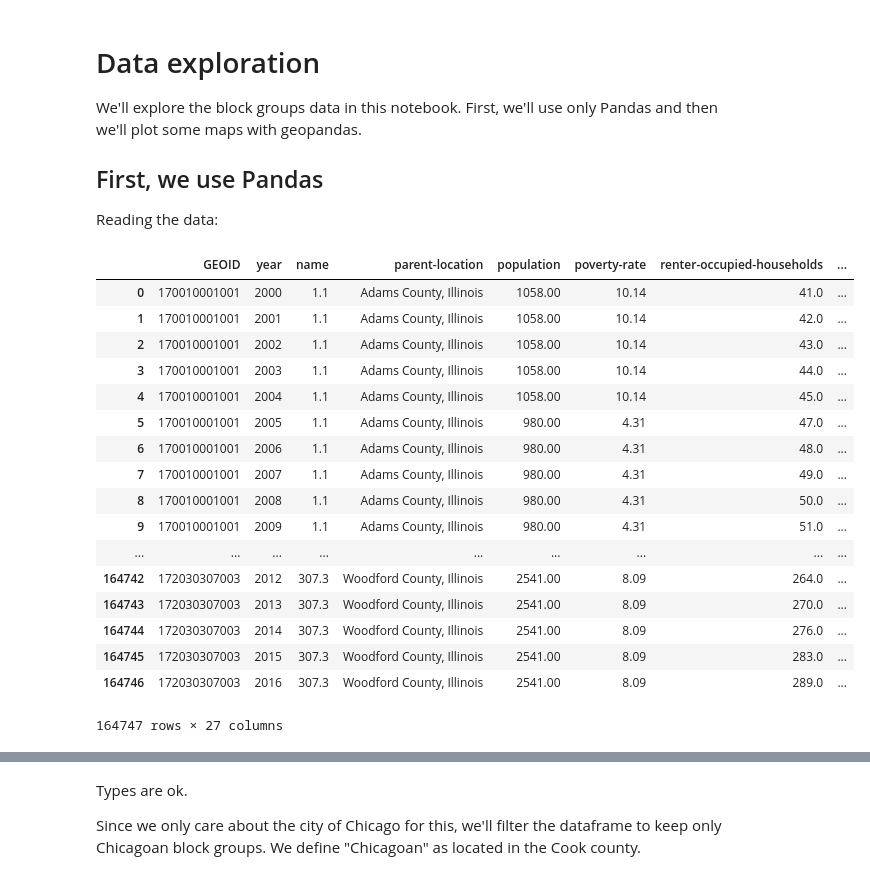
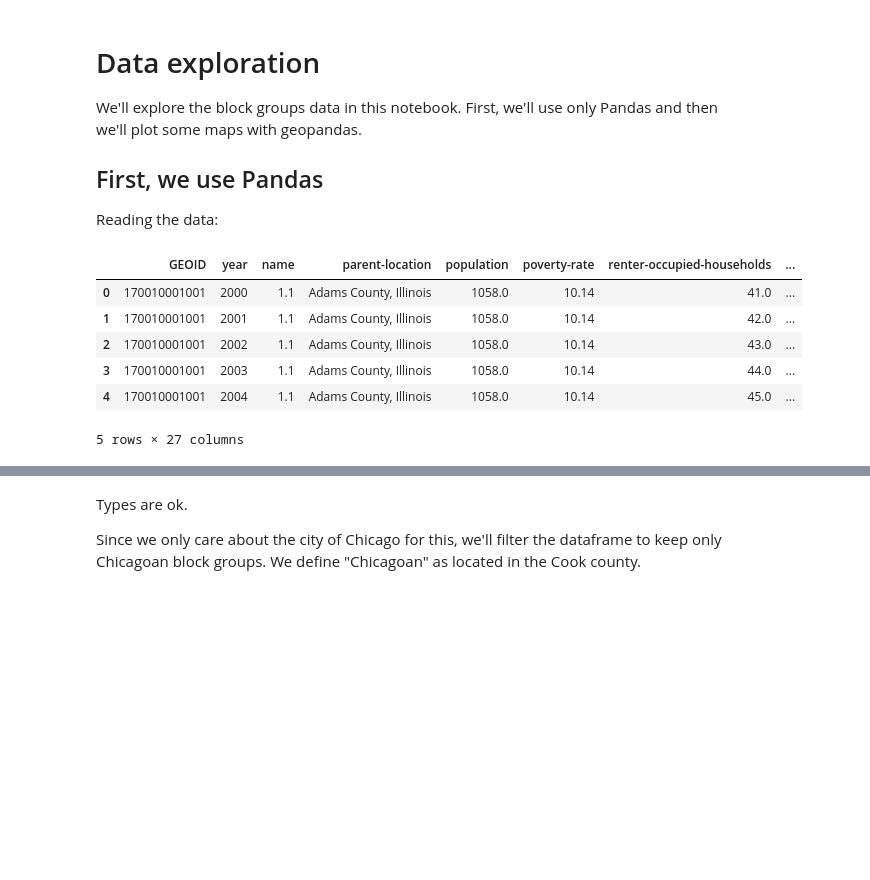
Before and after one commit to luisesanmartin/ml-eviction-chicago, a Jupyter notebook: notebooks/Data exploration - block groups.ipynb, the cells around one changed output, grey strips where cells are left out. Cells and saved outputs as stored; diff of their text form; code cells hidden in the pictures; blank space fills up the shorter version.

Commit message:
changed df calls to head() only in data explortation

```diff
--- a/notebooks/Data exploration - block groups.ipynb
+++ b/notebooks/Data exploration - block groups.ipynb
@@ -9,27 +9,16 @@ Reading the data:
 # %%
 import pandas as pd
 import seaborn as sns
 df = pd.read_csv("../data/raw/block-groups.csv")
-df
+df.head()
 # %% [output]
 |  | GEOID | year | name | parent-location | population | poverty-rate | renter-occupied-households | ... |
-| 0 | 170010001001 | 2000 | 1.1 | Adams County, Illinois | 1058.00 | 10.14 | 41.0 | ... |
-| 1 | 170010001001 | 2001 | 1.1 | Adams County, Illinois | 1058.00 | 10.14 | 42.0 | ... |
-| 2 | 170010001001 | 2002 | 1.1 | Adams County, Illinois | 1058.00 | 10.14 | 43.0 | ... |
-| 3 | 170010001001 | 2003 | 1.1 | Adams County, Illinois | 1058.00 | 10.14 | 44.0 | ... |
-| 4 | 170010001001 | 2004 | 1.1 | Adams County, Illinois | 1058.00 | 10.14 | 45.0 | ... |
-| 5 | 170010001001 | 2005 | 1.1 | Adams County, Illinois | 980.00 | 4.31 | 47.0 | ... |
-| 6 | 170010001001 | 2006 | 1.1 | Adams County, Illinois | 980.00 | 4.31 | 48.0 | ... |
-| 7 | 170010001001 | 2007 | 1.1 | Adams County, Illinois | 980.00 | 4.31 | 49.0 | ... |
-| 8 | 170010001001 | 2008 | 1.1 | Adams County, Illinois | 980.00 | 4.31 | 50.0 | ... |
-| 9 | 170010001001 | 2009 | 1.1 | Adams County, Illinois | 980.00 | 4.31 | 51.0 | ... |
-| ... | ... | ... | ... | ... | ... | ... | ... | ... |
-| 164742 | 172030307003 | 2012 | 307.3 | Woodford County, Illinois | 2541.00 | 8.09 | 264.0 | ... |
-| 164743 | 172030307003 | 2013 | 307.3 | Woodford County, Illinois | 2541.00 | 8.09 | 270.0 | ... |
-| 164744 | 172030307003 | 2014 | 307.3 | Woodford County, Illinois | 2541.00 | 8.09 | 276.0 | ... |
-| 164745 | 172030307003 | 2015 | 307.3 | Woodford County, Illinois | 2541.00 | 8.09 | 283.0 | ... |
-| 164746 | 172030307003 | 2016 | 307.3 | Woodford County, Illinois | 2541.00 | 8.09 | 289.0 | ... |
+| 0 | 170010001001 | 2000 | 1.1 | Adams County, Illinois | 1058.0 | 10.14 | 41.0 | ... |
+| 1 | 170010001001 | 2001 | 1.1 | Adams County, Illinois | 1058.0 | 10.14 | 42.0 | ... |
+| 2 | 170010001001 | 2002 | 1.1 | Adams County, Illinois | 1058.0 | 10.14 | 43.0 | ... |
+| 3 | 170010001001 | 2003 | 1.1 | Adams County, Illinois | 1058.0 | 10.14 | 44.0 | ... |
+| 4 | 170010001001 | 2004 | 1.1 | Adams County, Illinois | 1058.0 | 10.14 | 45.0 | ... |
-164747 rows × 27 columns
+5 rows × 27 columns
 # %%
 df.dtypes
 # %% [output]
```
Also changed, not shown: parts of 6 cells of this notebook.
